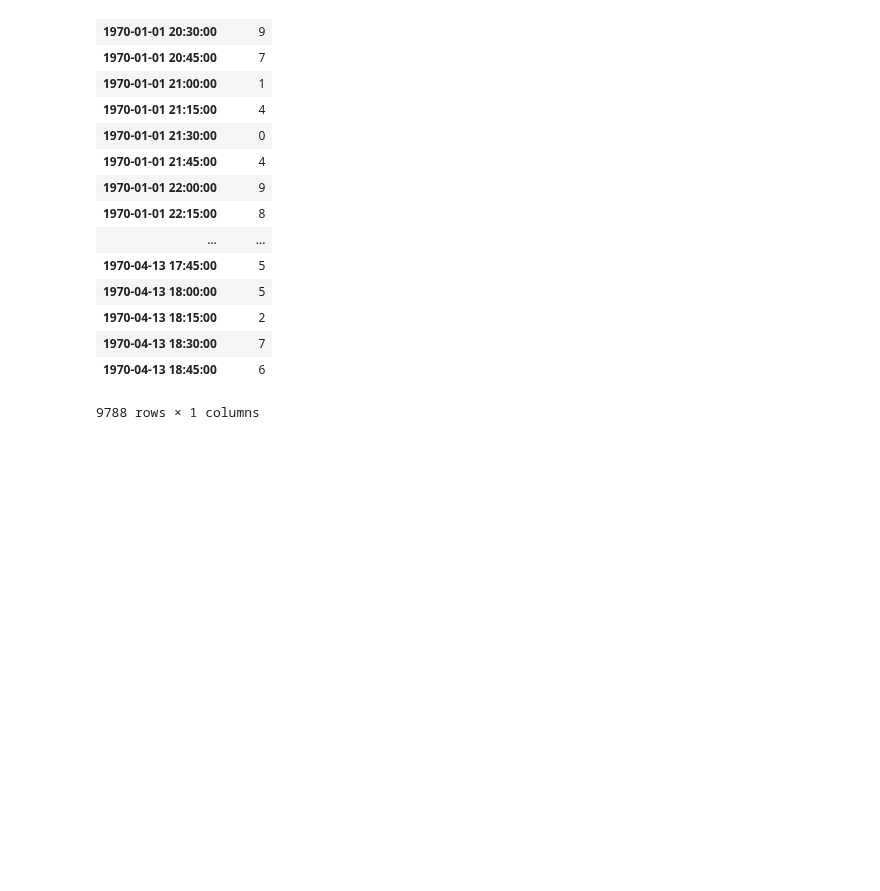
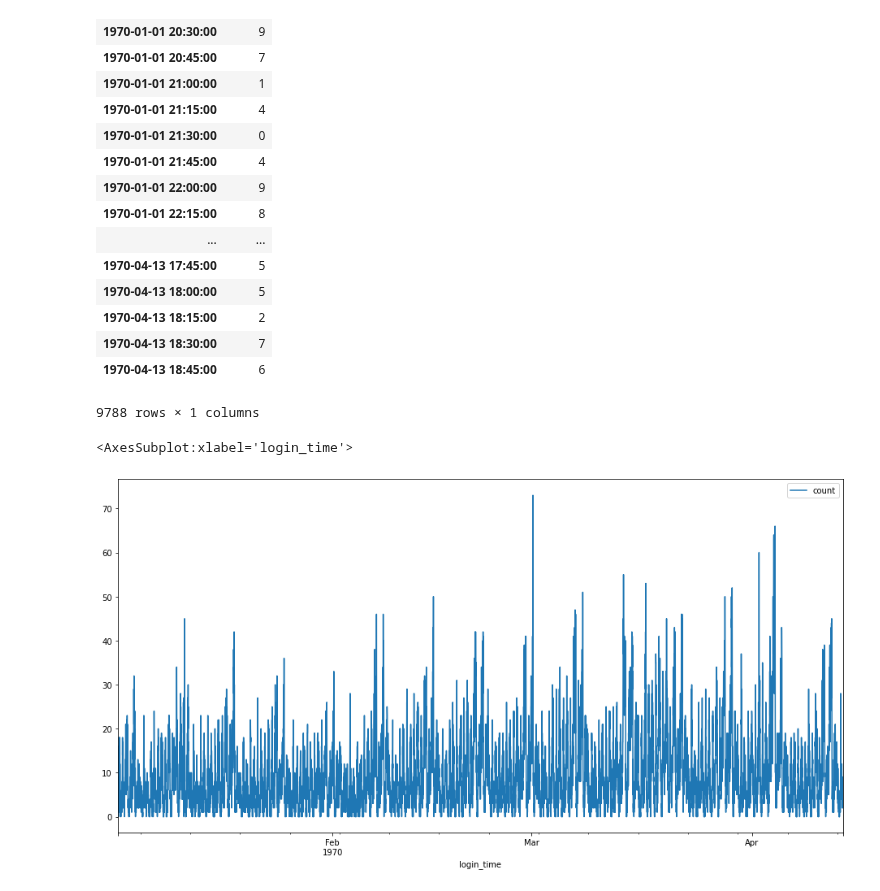
Before and after one commit to kenneykwan/Springboard, a Jupyter notebook: ultimate_challenge/Ultimate Challenge - Part 1 EDA.ipynb, the cells around one changed output. Drawn from its saved outputs; the diff is of its cells as text; code cells hidden in the pictures; blank space fills up the shorter version.

```diff
--- a/ultimate_challenge/Ultimate Challenge - Part 1 EDA.ipynb
+++ b/ultimate_challenge/Ultimate Challenge - Part 1 EDA.ipynb
@@ -53,3 +53,8 @@ df_resampled
 | 1970-04-13 18:30:00 | 7 |
 | 1970-04-13 18:45:00 | 6 |
 9788 rows × 1 columns
+# %%
+df_resampled.plot(kind='line',figsize=(16,8))
+# %% [output]
+<AxesSubplot:xlabel='login_time'>
+[figure, added]
```
Also changed, not shown: parts of 14 cells of this notebook.
